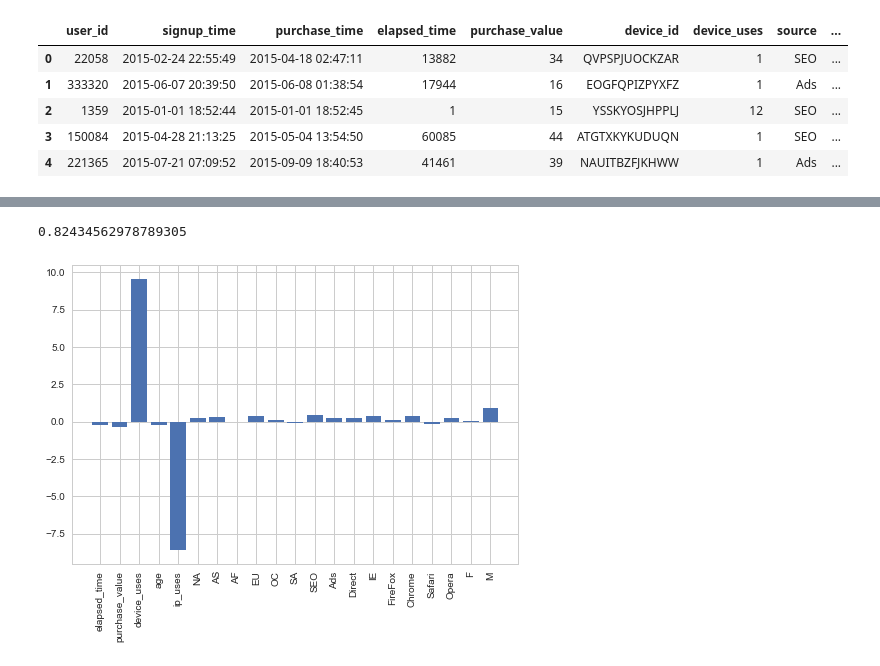
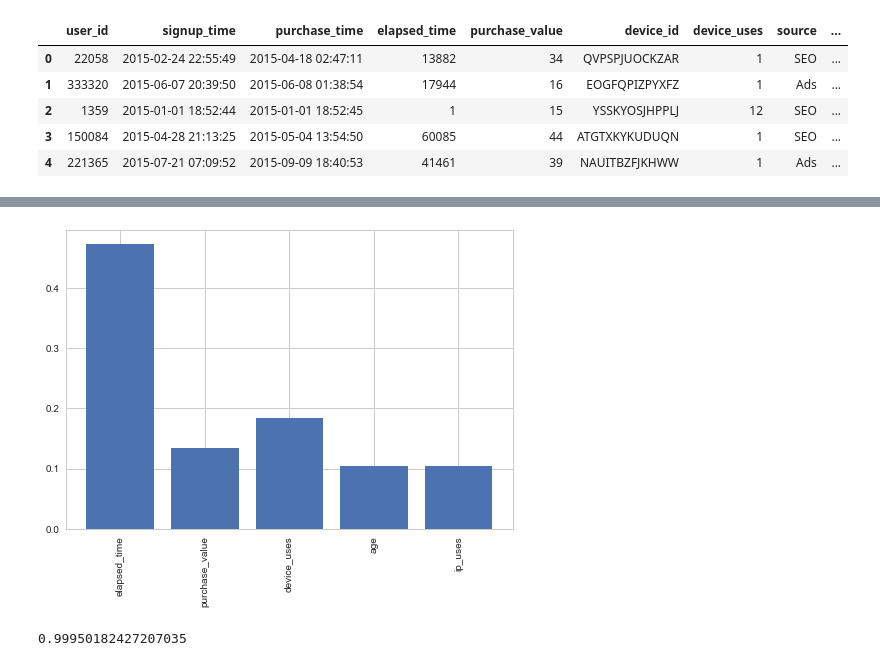
Before and after one commit to chaseWilliams/fraud_identification, a Jupyter notebook: fraud.ipynb, the cells around one changed output, grey strips where cells are left out. Cells and saved outputs as stored; diff of their text form; code cells hidden in the pictures.

```diff
--- a/fraud.ipynb
+++ b/fraud.ipynb
@@ -390,3 +416,5 @@ X = np.hstack((scaled_data, non_scaled_data))
+# %%
+X = X[:, :5]
 # %%
 from sklearn.linear_model import PassiveAggressiveClassifier, RidgeClassifier, LogisticRegression, SGDClassifier
 
@@ -394,14 +422,16 @@ models = [
     PassiveAggressiveClassifier(),
     LogisticRegression(),
     RidgeClassifier(),
-    SGDClassifier()
+    SGDClassifier(),
+    RandomForestClassifier()
 ]
 
 model_names = [
     'Passive Aggressive',
     'Logistic Regression',
     'Ridge',
-    'SGD'
+    'SGD',
+    'Random Forests'
 ]
 # %%
 class_names = ['legitimate', 'fraudulent']
@@ -444,11 +481,0 @@ Normalized confusion matrix
-# %%
-# use passive aggressive
-models = [
-    PassiveAggressiveClassifier(C=0.1, n_iter=30),
-    PassiveAggressiveClassifier(C=0.5, n_iter=30),
-    PassiveAggressiveClassifier(C=1, n_iter=30),
-    PassiveAggressiveClassifier(C=5, n_iter=30),
-    PassiveAggressiveClassifier(C=10, n_iter=30)
-]
-
-ml.cross_val_method(models, X, y, class_names)
@@ -498,20 +482,18 @@ Normalized confusion matrix
-# %%
-# the first set of hyperparameters yielded us the highest F1 score and
-# highest true positive rate, so we'll go with that
-from sklearn.metrics import f1_score
-pa = models[0]
-pa.fit(X, y)
-pred = pa.predict(X)
-f1_score(pred, y)
-# %% [output]
-0.82434562978789305
 # %%
-coef = pa.coef_[0]
-coef_names = [*scaled_names, *non_scaled_names]
+from sklearn.metrics import f1_score
+random = models[-1]
+random.fit(X, y)
+pred = random.predict(X)
 
+coef = random.feature_importances_
 xaxis = np.arange(len(coef))
+coef_names = train_data.columns[:5]
+
 plt.bar(xaxis, coef)
 plt.xticks(xaxis, coef_names, rotation=90)
 plt.show()
+# make sure that the model was fitted well
+f1_score(pred, y)
 # %% [output]
-[figure, old version]
+[figure, new version]
+0.99950182427207035
```
Also changed, not shown: parts of 11 cells of this notebook.
